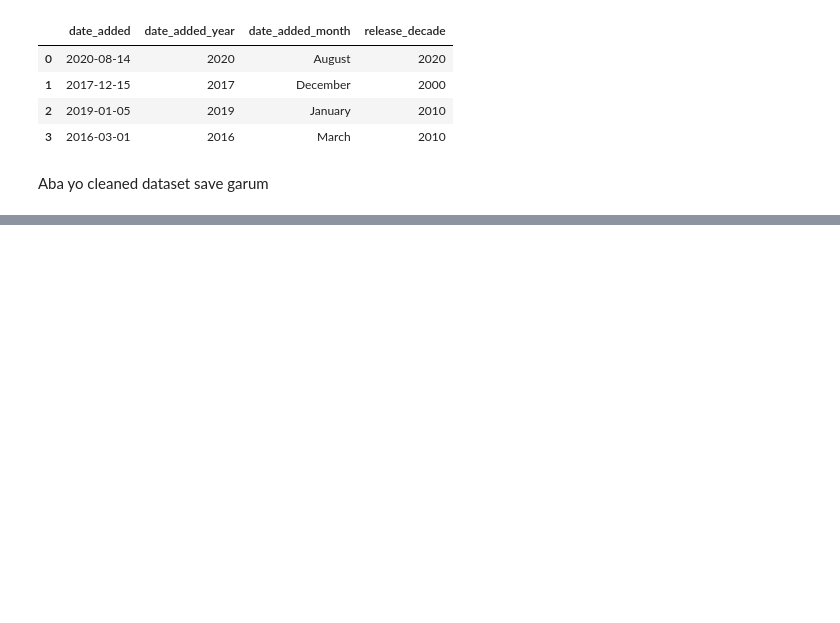
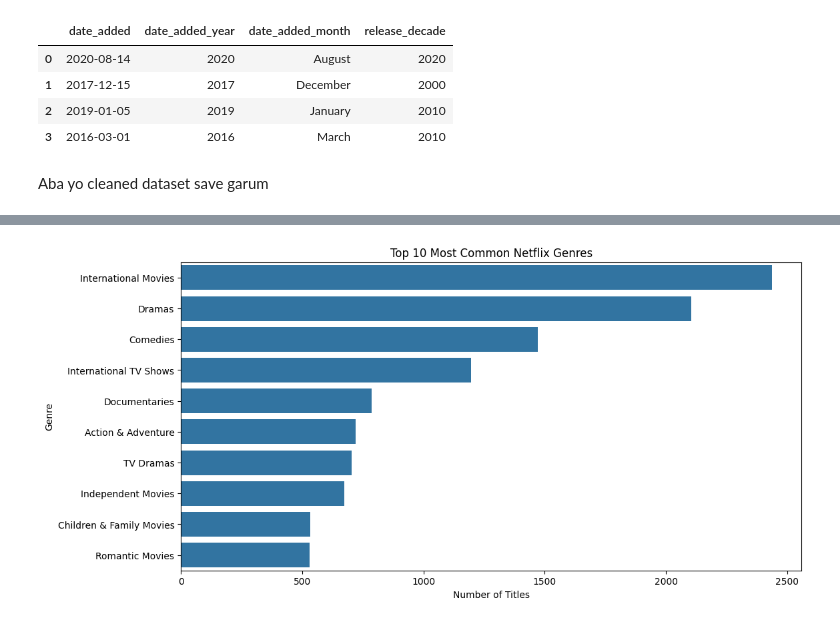
Before and after one commit to Kaini9/Certification-task, a Jupyter notebook: NoteBook/Certification_Task.ipynb, the cells around one changed output, grey strips where cells are left out. Saved outputs shown, nothing was run; the diff lists cells and outputs as text; code cells hidden in the pictures; blank space fills up the shorter version.

```diff
--- a/NoteBook/Certification_Task.ipynb
+++ b/NoteBook/Certification_Task.ipynb
@@ -319,0 +435,27 @@ df_clean.to_csv('Netflix_Cleaned.csv', index=False)
+# %%
+genre_data = df_clean.copy()
+
+genre_data['genres'] = genre_data['genres'].str.split(',')
+
+genre_data = genre_data.explode('genres')
+
+genre_data['genres'] = genre_data['genres'].str.strip()
+# %%
+top_genres = genre_data['genres'].value_counts().head(10)
+
+plt.figure(figsize=(12, 6))
+
+sns.barplot(
+    x=top_genres.values,
+    y=top_genres.index
+)
+
+plt.title('Top 10 Most Common Netflix Genres')
+
+plt.xlabel('Number of Titles')
+
+plt.ylabel('Genre')
+
+plt.show()
+# %% [output]
+[figure, added]
```
Also changed, not shown: parts of 14 cells of this notebook.
